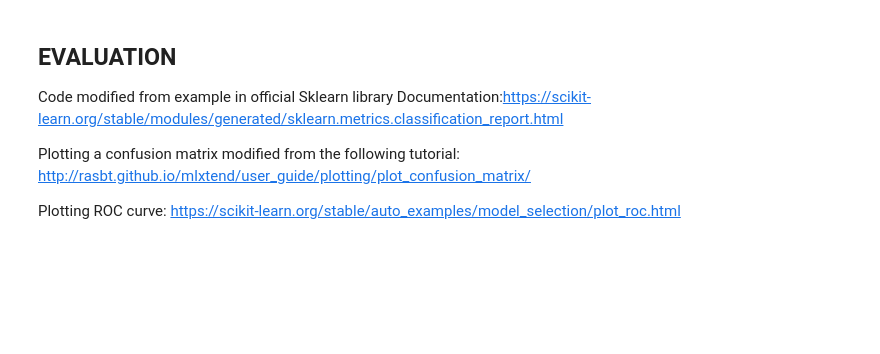
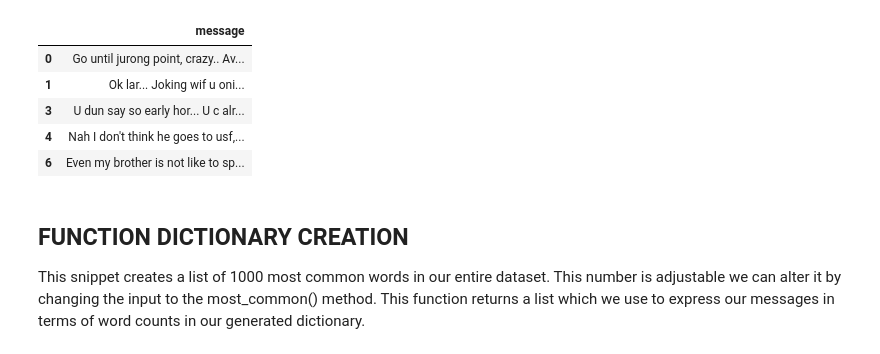
Before and after one commit to TTomasz90/Spam-Filter-Neural-Net, a Jupyter notebook: Spam_Filter_(Neural_Net).ipynb, the cells around one changed output. Cells and saved outputs as stored; diff of their text form; code cells hidden in the pictures; blank space fills up the shorter version.

```diff
--- a/Spam_Filter_(Neural_Net).ipynb
+++ b/Spam_Filter_(Neural_Net).ipynb
@@ -181,8 +64,14 @@ Epoch 10/10
-# %% [markdown]
-## EVALUATION
-Code modified from example in official Sklearn library Documentation:https://scikit-learn.org/stable/modules/generated/sklearn.metrics.classification_report.html
-
-Plotting a confusion matrix modified from the following tutorial:
-http://rasbt.github.io/mlxtend/user_guide/plotting/plot_confusion_matrix/
-
-Plotting ROC curve: https://scikit-learn.org/stable/auto_examples/model_selection/plot_roc.html
+# %%
+# view no spam data set
+hamSet.head(5)
+# %% [output]
+|  | message |
+| 0 | Go until jurong point, crazy.. Av... |
+| 1 | Ok lar... Joking wif u oni... |
+| 3 | U dun say so early hor... U c alr... |
+| 4 | Nah I don't think he goes to usf,... |
+| 6 | Even my brother is not like to sp... |
+# %% [markdown]
+## FUNCTION DICTIONARY CREATION
+
+This snippet creates a list of 1000 most common words in our entire dataset. This number is adjustable we can alter it by changing the input to the most_common() method. This function returns a list which we use to express our messages in terms of word counts in our generated dictionary.
```
Also changed, not shown: parts of 32 cells of this notebook.
